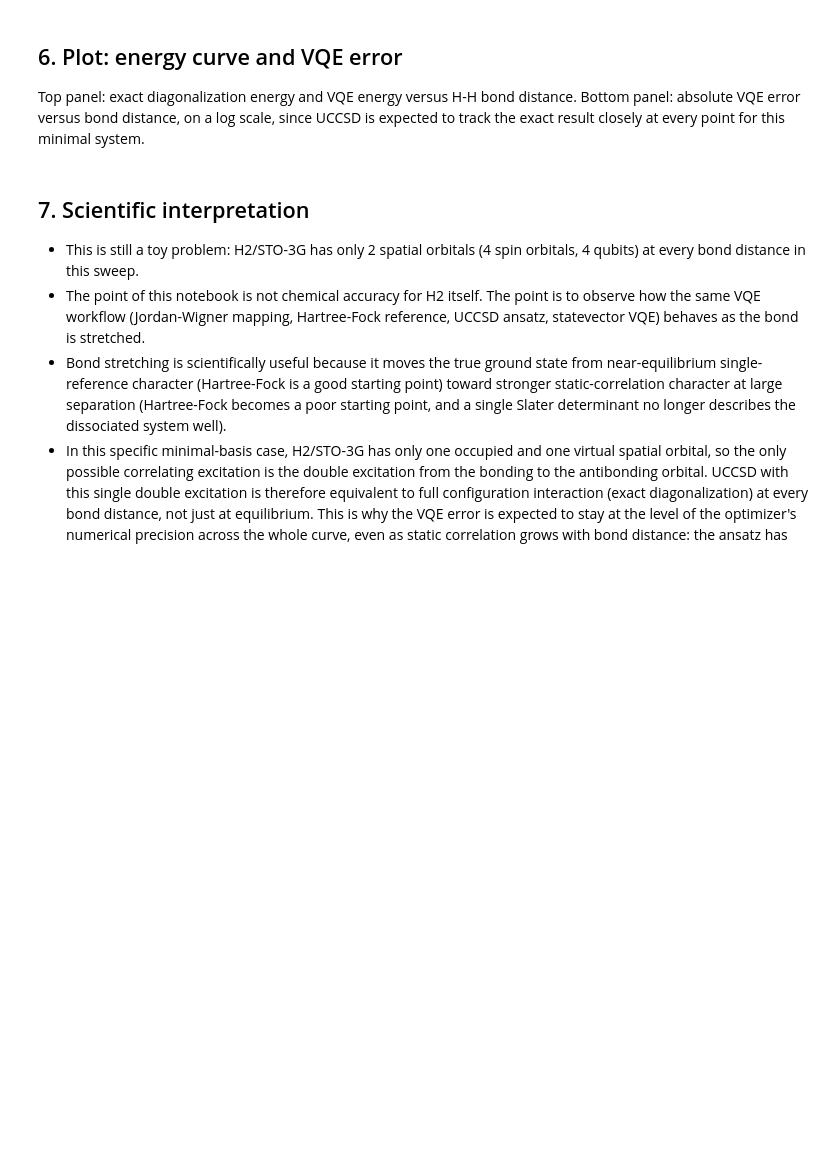
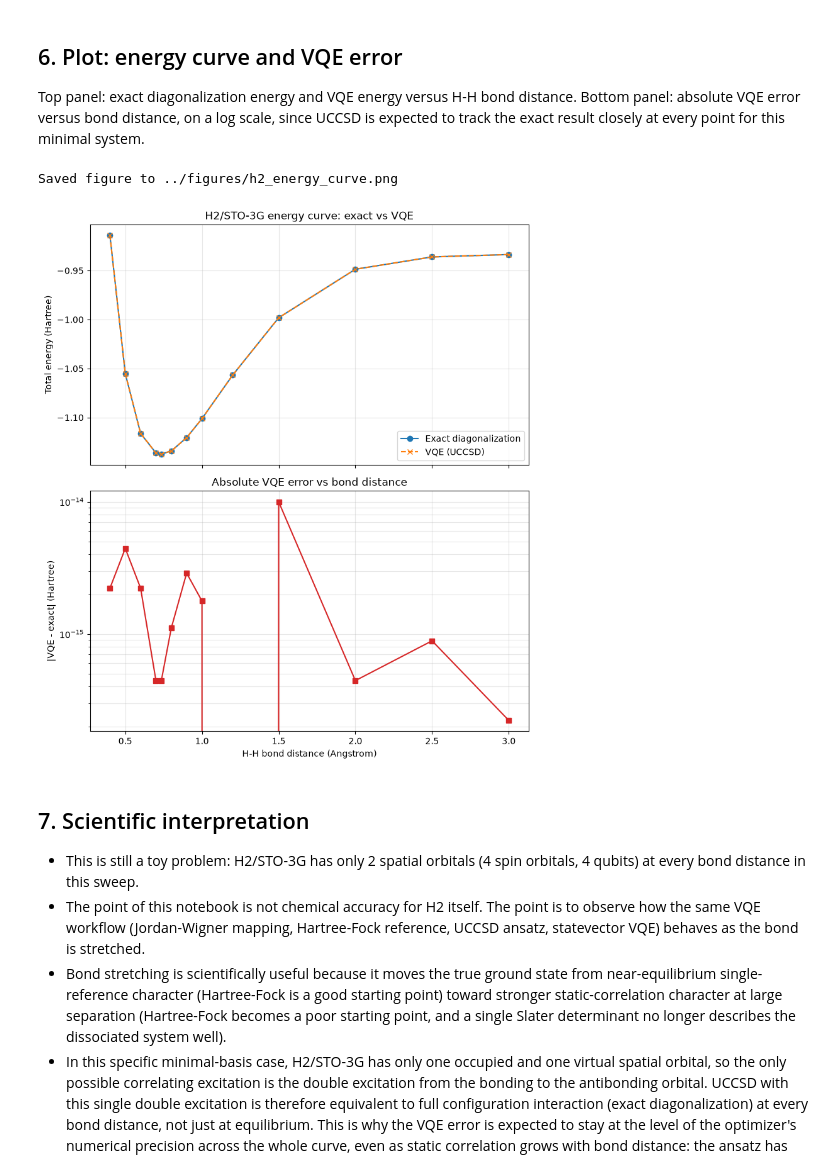
Before and after one commit to juanmagnet0n/QC2, a Jupyter notebook: notebooks/02_h2_energy_curve.ipynb, the cells around one changed output. Drawn from its saved outputs; the diff is of its cells as text; code cells hidden in the pictures; blank space fills up the shorter version.

```diff
--- a/notebooks/02_h2_energy_curve.ipynb
+++ b/notebooks/02_h2_energy_curve.ipynb
@@ -238,34 +299,39 @@ ax_energy.plot(
     results_df['exact_energy_hartree'],
     'o-', label='Exact diagonalization',
 )
 ax_energy.plot(
     results_df['bond_length_angstrom'],
     results_df['vqe_energy_hartree'],
     'x--', label='VQE (UCCSD)',
 )
 ax_energy.set_ylabel('Total energy (Hartree)')
 ax_energy.set_title('H2/STO-3G energy curve: exact vs VQE')
 ax_energy.legend()
 ax_energy.grid(True, alpha=0.3)
 
 ax_error.semilogy(
     results_df['bond_length_angstrom'],
     results_df['abs_error_hartree'],
     's-', color='tab:red',
 )
 ax_error.set_xlabel('H-H bond distance (Angstrom)')
 ax_error.set_ylabel('|VQE - exact| (Hartree)')
 ax_error.set_title('Absolute VQE error vs bond distance')
 ax_error.grid(True, alpha=0.3, which='both')
 
 fig.tight_layout()
 
-figure_path = Path('figures') / 'h2_energy_curve.png'
+# Notebook kernels default to the notebook's own directory as cwd,
+# so the repo-root figures/ directory is one level up.
+figure_path = Path('..') / 'figures' / 'h2_energy_curve.png'
 figure_path.parent.mkdir(parents=True, exist_ok=True)
 fig.savefig(figure_path, dpi=150)
 print(f'Saved figure to {figure_path}')
 
 plt.show()
+# %% [output]
+Saved figure to ../figures/h2_energy_curve.png
+[figure, added]
 # %% [markdown]
 ## 7. Scientific interpretation
 
```
Also changed, not shown: parts of 6 cells of this notebook, 4 other files.
